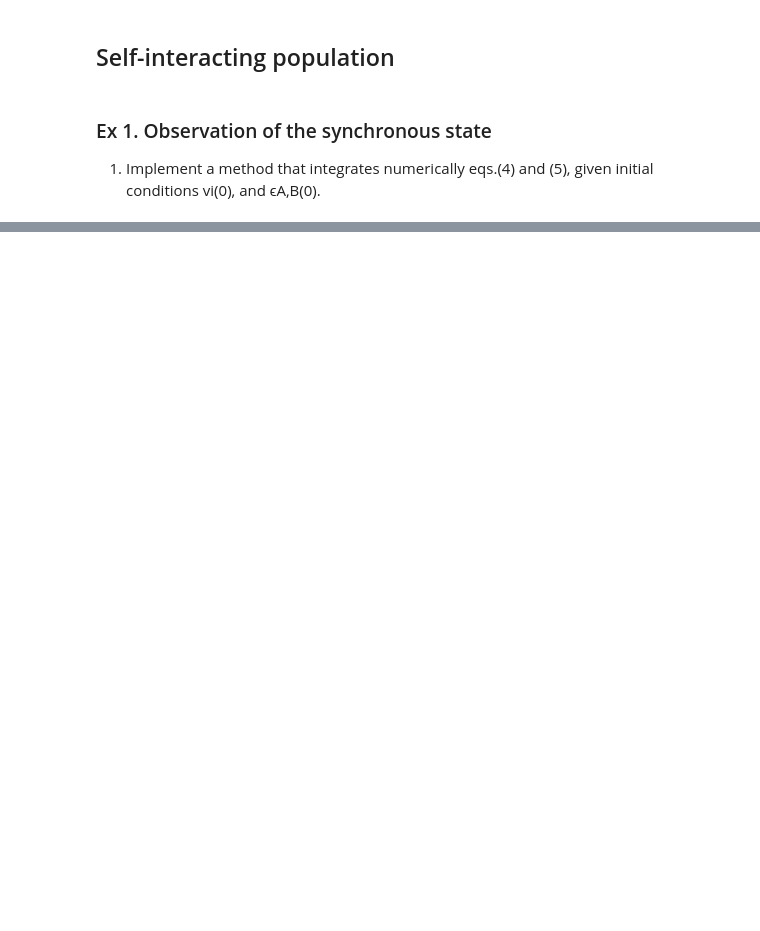
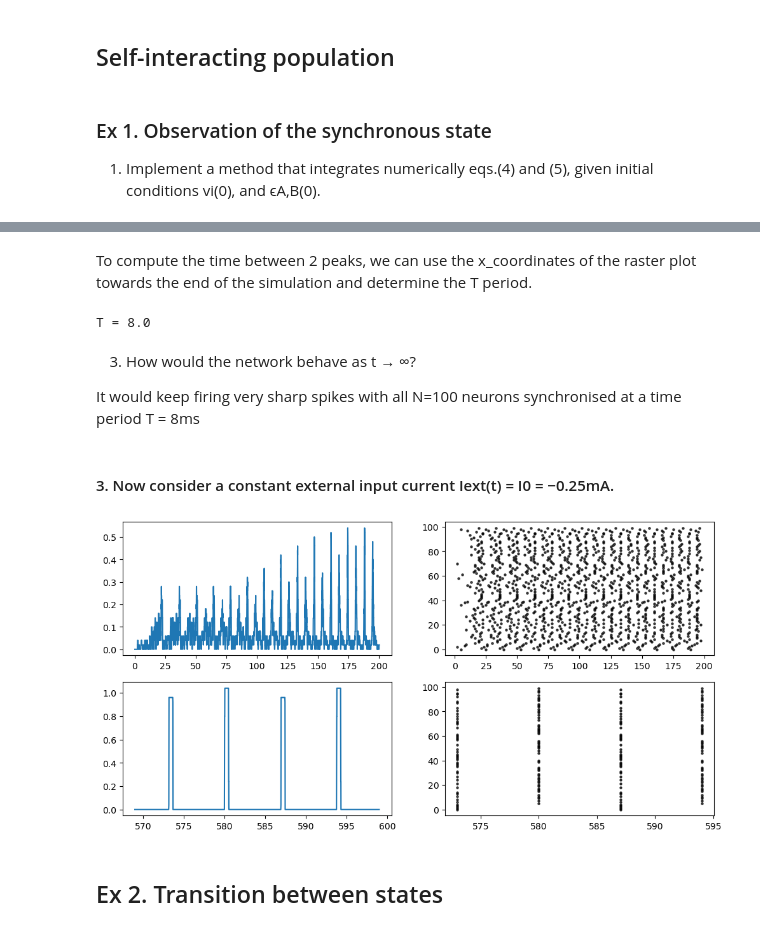
Before and after one commit to louisleger/neurodyn-MP2, a Jupyter notebook: MP2_take2.ipynb, the cells around one changed output, grey strips where cells are left out. Saved outputs shown, nothing was run; the diff lists cells and outputs as text; code cells hidden in the pictures; blank space fills up the shorter version.

```diff
--- a/MP2_take2.ipynb
+++ b/MP2_take2.ipynb
@@ -99,8 +106,7 @@ J = 20 #mV
 # %%
 import pandas as pd
 
-# = np.random.uniform(v0, eta, size=N)
-def calculate_potential(T_f, vt0, eA0, eB0, current):
+def calculate_potential(T_f, vt0, eA0, eB0, current, Beta):
     voltage = np.zeros((N, int(T_f / dt)))
     firing_neurons = [[]]
     kernel = pd.DataFrame({"A": np.zeros(int(T_f/dt)), "B": np.zeros(int(T_f/dt))})
@@ -116,15 +122,17 @@ def calculate_potential(T_f, vt0, eA0, eB0, current):
 
         kernel.loc[t, "A"] = kernel.loc[t-1, "A"] + (dt/rise_time) *(kernel.loc[t-1, "B"] - kernel.loc[t-1, "A"])
 
-        delta_voltage = (1/tau_m) * (-(voltage[:, t - 1] - v_rest)+ R*0 + tau_m*J*kernel.iloc[t-1-int(delta/dt), 0])
+        delta_voltage = (1/tau_m) * (-(voltage[:, t - 1] - v_rest)+ R*current(t-1) + tau_m*J*kernel.iloc[t-1-int(delta/dt), 0])
         voltage[:, t] = voltage[:, t - 1] + dt * delta_voltage
 
         fn_t = list(np.where(voltage[:, t] > eta)[0])
         noiseless_neurons = []
         for neuron in fn_t:
-            if np.random.rand() > 1/Beta:
+            if np.random.rand() < dt*Beta:
+
                 noiseless_neurons.append(neuron)
                 voltage[neuron, t] = v0
+
         firing_neurons.append(noiseless_neurons)
 
     return voltage, firing_neurons
@@ -152,7 +164,7 @@ def plot_raster(fn, ta, T_f):
 
 
     time_frames = [(0, 200), (569, 599)]
-    fig, ax = plt.subplots(2,2, figsize = (10, 4))
+    fig, ax = plt.subplots(2,2, figsize = (12, 6))
 
     xcoords_np = np.array(x_coords)
     raster_neurons_np = np.array([item for sublist in raster_neurons for item in sublist])
@@ -162,7 +174,7 @@ def plot_raster(fn, ta, T_f):
             int(timef[0]/dt):int(timef[1]/dt)])
 
         ax[idx, 1].scatter(xcoords_np[(xcoords_np > timef[0]) & (xcoords_np < timef[1])], raster_neurons_np[
-            (xcoords_np > timef[0]) & (xcoords_np < timef[1])], c = "k", alpha = 0.7, s = 3)
+            (xcoords_np > timef[0]) & (xcoords_np < timef[1])], c = "k", alpha = 0.7, s = 5)
     plt.show()
 
     return x_coords
@@ -170,0 +189,27 @@ x_coords = plot_raster(firing_neurons, ta=50, T_f=Tf2)
+# %% [markdown]
+To compute the time between 2 peaks, we can use the x_coordinates of the raster plot towards the end of the simulation and determine the T period.
+# %%
+x_coords_ar = np.array(x_coords)
+fireT = np.unique(x_coords_ar[x_coords_ar >= 550])
+periods = []
+for idx in range(len(fireT) - 1):
+    periods.append(fireT[idx+1] - fireT[idx])
+
+print("T =", round(np.mean(periods), 4))
+# %% [output]
+T = 8.0
+# %% [markdown]
+3. How would the network behave as t → ∞?
+
+It would keep firing very sharp spikes with all N=100 neurons synchronised at a time period T = 8ms
+# %% [markdown]
+#### 3. Now consider a constant external input current Iext(t) = I0 = −0.25mA.
+# %%
+v_, firing_neurons2 = calculate_potential(Tf2, np.random.uniform(v0, eta, size=N), 0, 0,
+                                          lambda t: -0.25, Beta)
+# %%
+x_coords = plot_raster(firing_neurons2, ta=50, T_f=Tf2)
+# %% [output]
+[figure, added]
+# %% [markdown]
+## Ex 2. Transition between states
```
Also changed, not shown: parts of 17 cells of this notebook, 1 other file.
